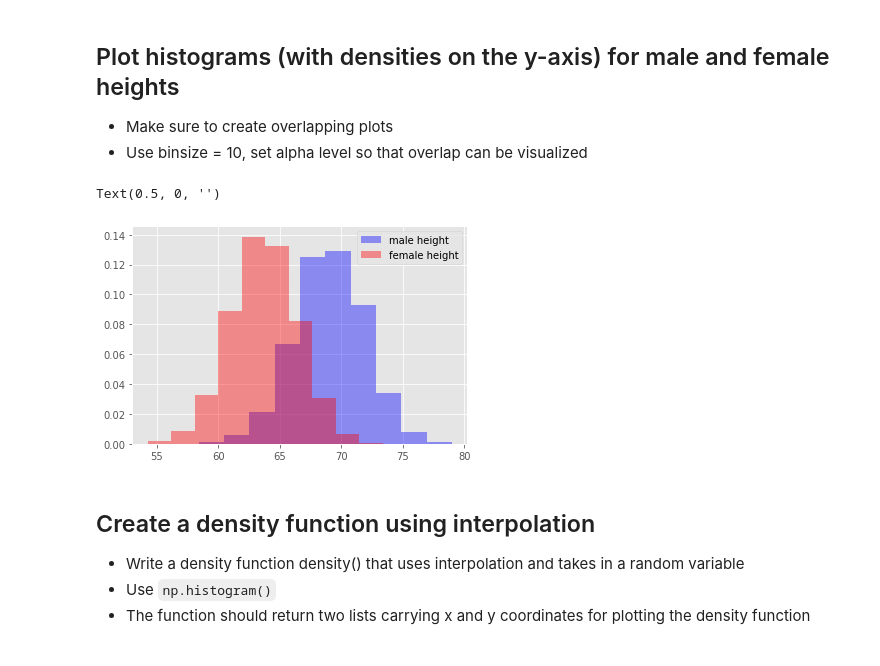
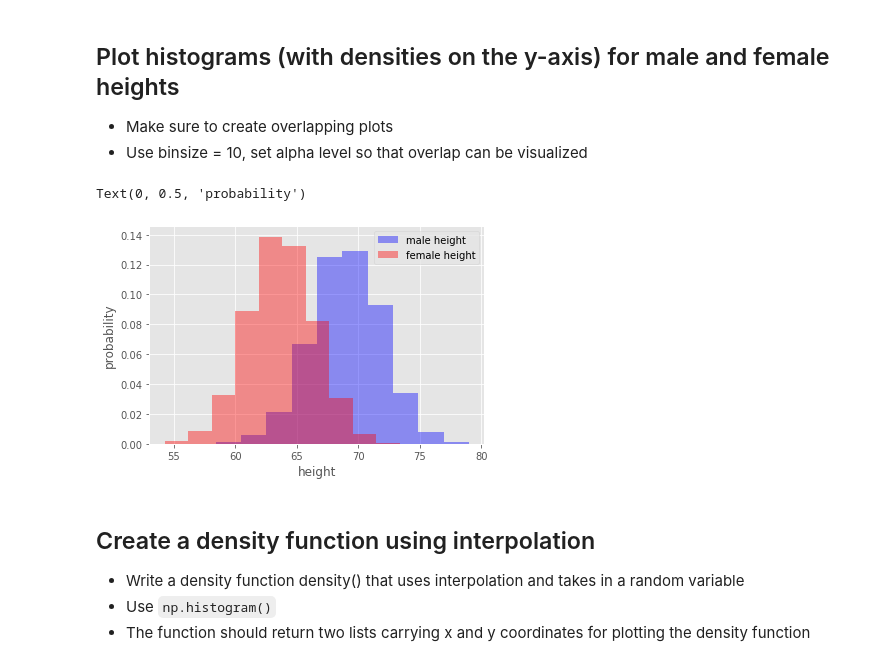
Before and after one commit to gywooo1/probability-density-functions-lab-hbs-ds-060120, a Jupyter notebook: index.ipynb, the cells around one changed output. Drawn from its saved outputs; the diff is of its cells as text; code cells hidden in the pictures.

```diff
--- a/index.ipynb
+++ b/index.ipynb
@@ -62,14 +62,14 @@ data.head()
 # %%
 # Your code here
 plt.figure()
 plt.hist(male_df.Height, density = True, color = 'blue', alpha=0.4, label ='male height', bins=10)
 plt.hist(female_df.Height, density = True, color = 'red', alpha=0.4, label ='female height',bins=10)
 plt.legend()
 plt.xlabel('height')
-plt.xlabel('probabi')
+plt.ylabel('probability')
 # %% [output]
-Text(0.5, 0, '')
+Text(0, 0.5, 'probability')
-[figure, old version]
+[figure, new version]
 # %%
 # Record your observations - are these inline with your personal observations?
 # %% [markdown]
```
